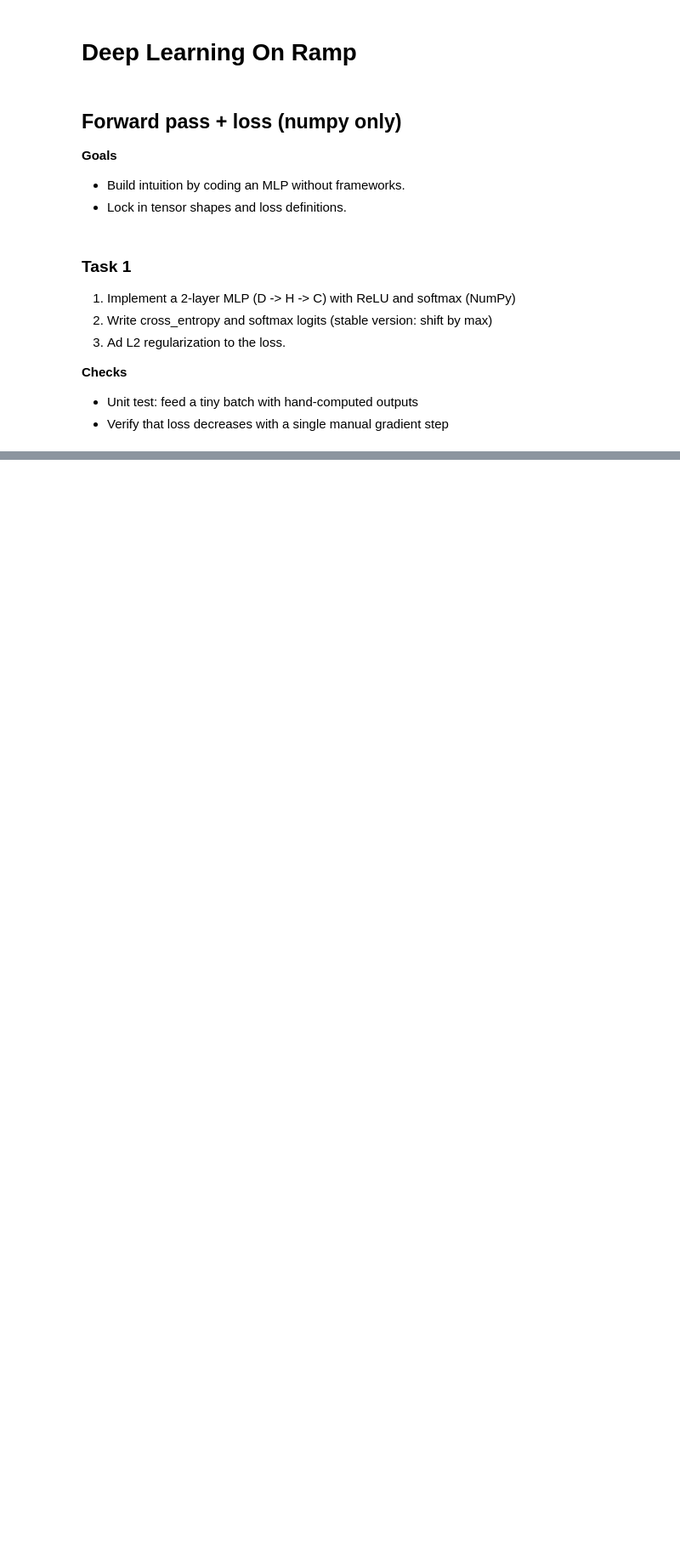
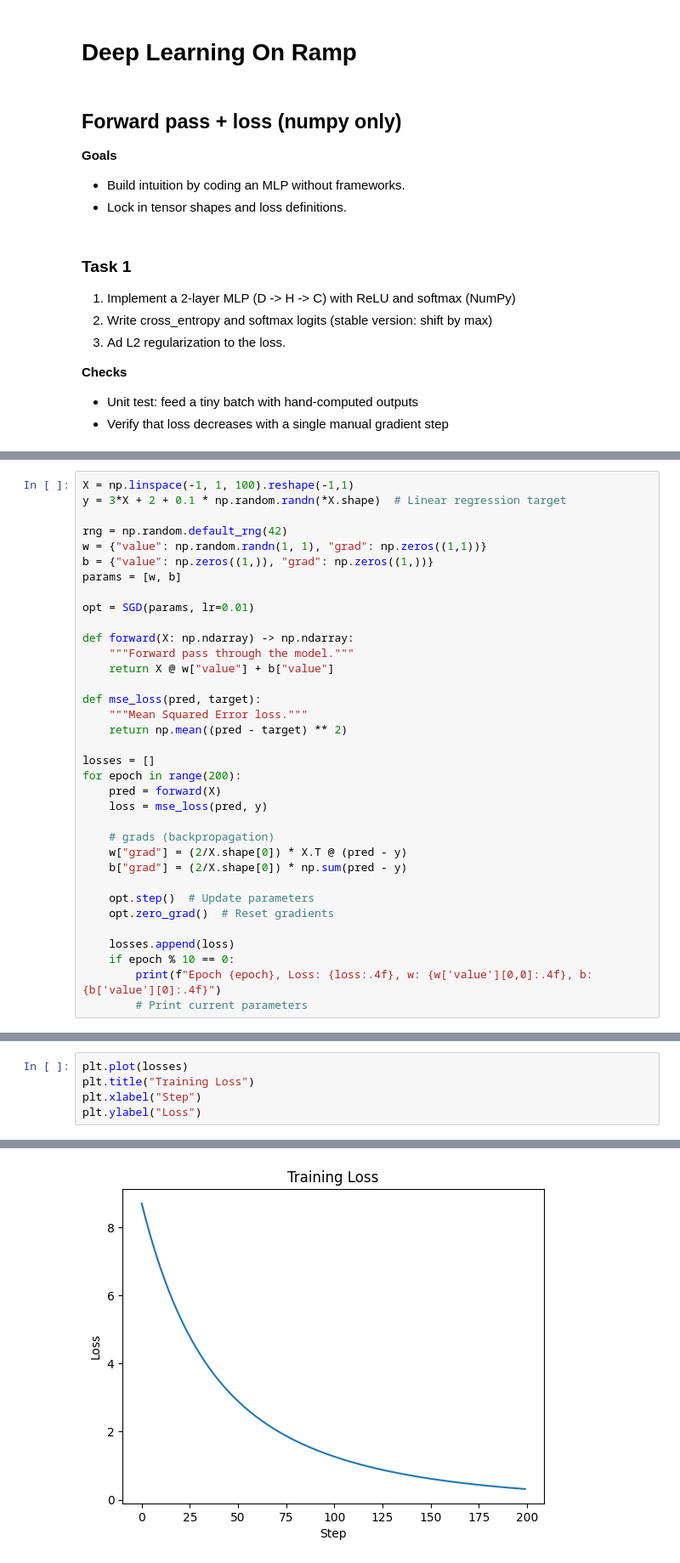
Before and after one commit to VojtaHavlicek/ML-onramp, a Jupyter notebook: onramp.ipynb, the cells around one changed output, grey strips where cells are left out. Shown at 85% size. Drawn from its saved outputs; the diff is of its cells as text; blank space fills up the shorter version.

```diff
--- a/onramp.ipynb
+++ b/onramp.ipynb
@@ -65,0 +459,35 @@ class MLP:
+# %%
+X = np.linspace(-1, 1, 100).reshape(-1,1)
+y = 3*X + 2 + 0.1 * np.random.randn(*X.shape)  # Linear regression target
+
+rng = np.random.default_rng(42)
+w = {"value": np.random.randn(1, 1), "grad": np.zeros((1,1))}
+b = {"value": np.zeros((1,)), "grad": np.zeros((1,))}
+params = [w, b]
+
+opt = SGD(params, lr=0.01)
+
+def forward(X: np.ndarray) -> np.ndarray:
+    """Forward pass through the model."""
+    return X @ w["value"] + b["value"]
+
+def mse_loss(pred, target):
+    """Mean Squared Error loss."""
+    return np.mean((pred - target) ** 2)
+
+losses = []
+for epoch in range(200):
+    pred = forward(X)
+    loss = mse_loss(pred, y)
+
+    # grads (backpropagation)
+    w["grad"] = (2/X.shape[0]) * X.T @ (pred - y)
+    b["grad"] = (2/X.shape[0]) * np.sum(pred - y)
+
+    opt.step()  # Update parameters
+    opt.zero_grad()  # Reset gradients
+
+    losses.append(loss)
+    if epoch % 10 == 0:
+        print(f"Epoch {epoch}, Loss: {loss:.4f}, w: {w['value'][0,0]:.4f}, b: {b['value'][0]:.4f}")
+        # Print current parameters
@@ -65,0 +515,6 @@ class MLP:
+# %%
+plt.plot(losses)
+plt.title("Training Loss")
+plt.xlabel("Step")
+plt.ylabel("Loss")
+# %% [output]
@@ -65,0 +522 @@ class MLP:
+[figure, added]
```
Also changed, not shown: parts of 15 cells of this notebook, 2 other files.
